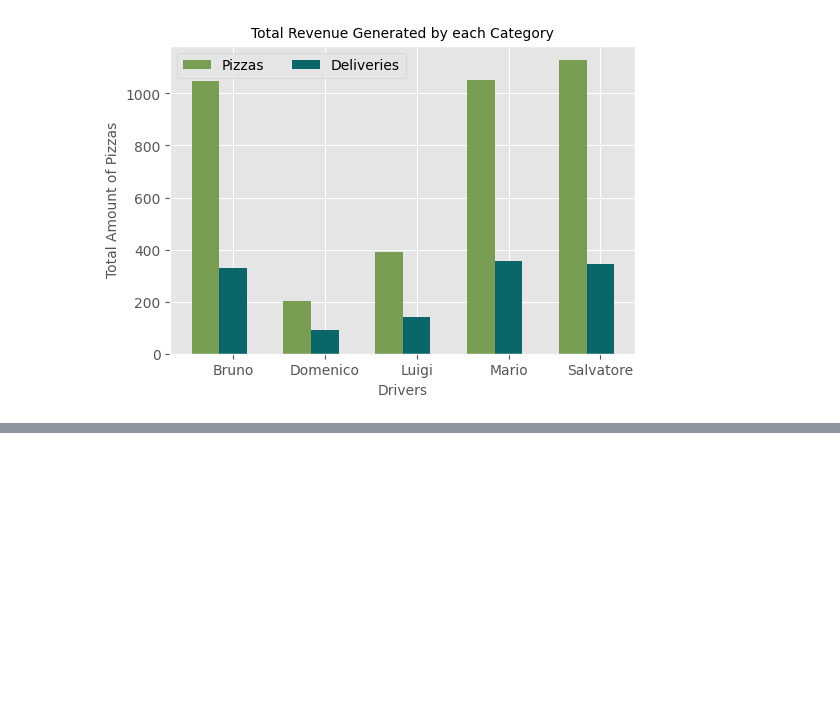
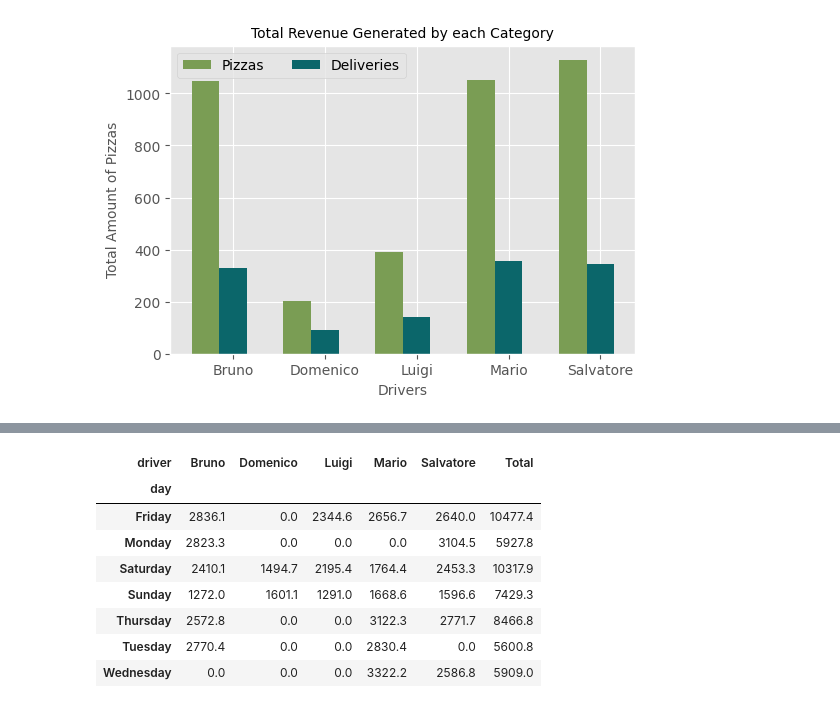
Before and after one commit to abhisunny2610/Data-Science, a Jupyter notebook: Visualization/Pizza Delivery Visualization.ipynb, the cells around one changed output, grey strips where cells are left out. Saved outputs shown, nothing was run; the diff lists cells and outputs as text; code cells hidden in the pictures; blank space fills up the shorter version.

```diff
--- a/Visualization/Pizza Delivery Visualization.ipynb
+++ b/Visualization/Pizza Delivery Visualization.ipynb
@@ -362,0 +443,13 @@ plt.show()
+# %%
+day_driver_data["Total"] = day_driver_data.sum(axis=1)
+day_driver_data
+# %% [output]
+| driver | Bruno | Domenico | Luigi | Mario | Salvatore | Total |
+| day |  |  |  |  |  |  |
+| Friday | 2836.1 | 0.0 | 2344.6 | 2656.7 | 2640.0 | 10477.4 |
+| Monday | 2823.3 | 0.0 | 0.0 | 0.0 | 3104.5 | 5927.8 |
+| Saturday | 2410.1 | 1494.7 | 2195.4 | 1764.4 | 2453.3 | 10317.9 |
+| Sunday | 1272.0 | 1601.1 | 1291.0 | 1668.6 | 1596.6 | 7429.3 |
+| Thursday | 2572.8 | 0.0 | 0.0 | 3122.3 | 2771.7 | 8466.8 |
+| Tuesday | 2770.4 | 0.0 | 0.0 | 2830.4 | 0.0 | 5600.8 |
+| Wednesday | 0.0 | 0.0 | 0.0 | 3322.2 | 2586.8 | 5909.0 |
```
Also changed, not shown: parts of 9 cells of this notebook.
